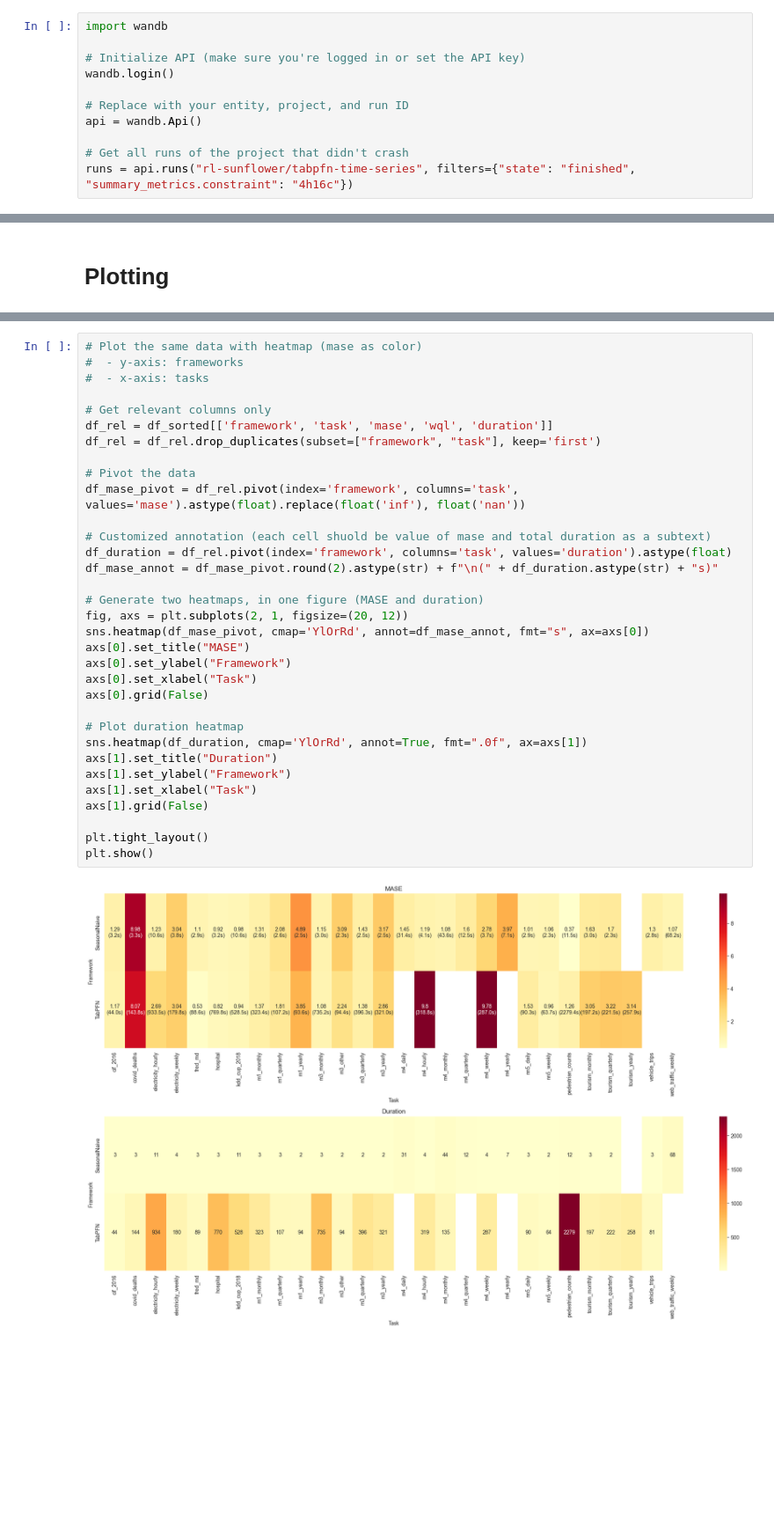
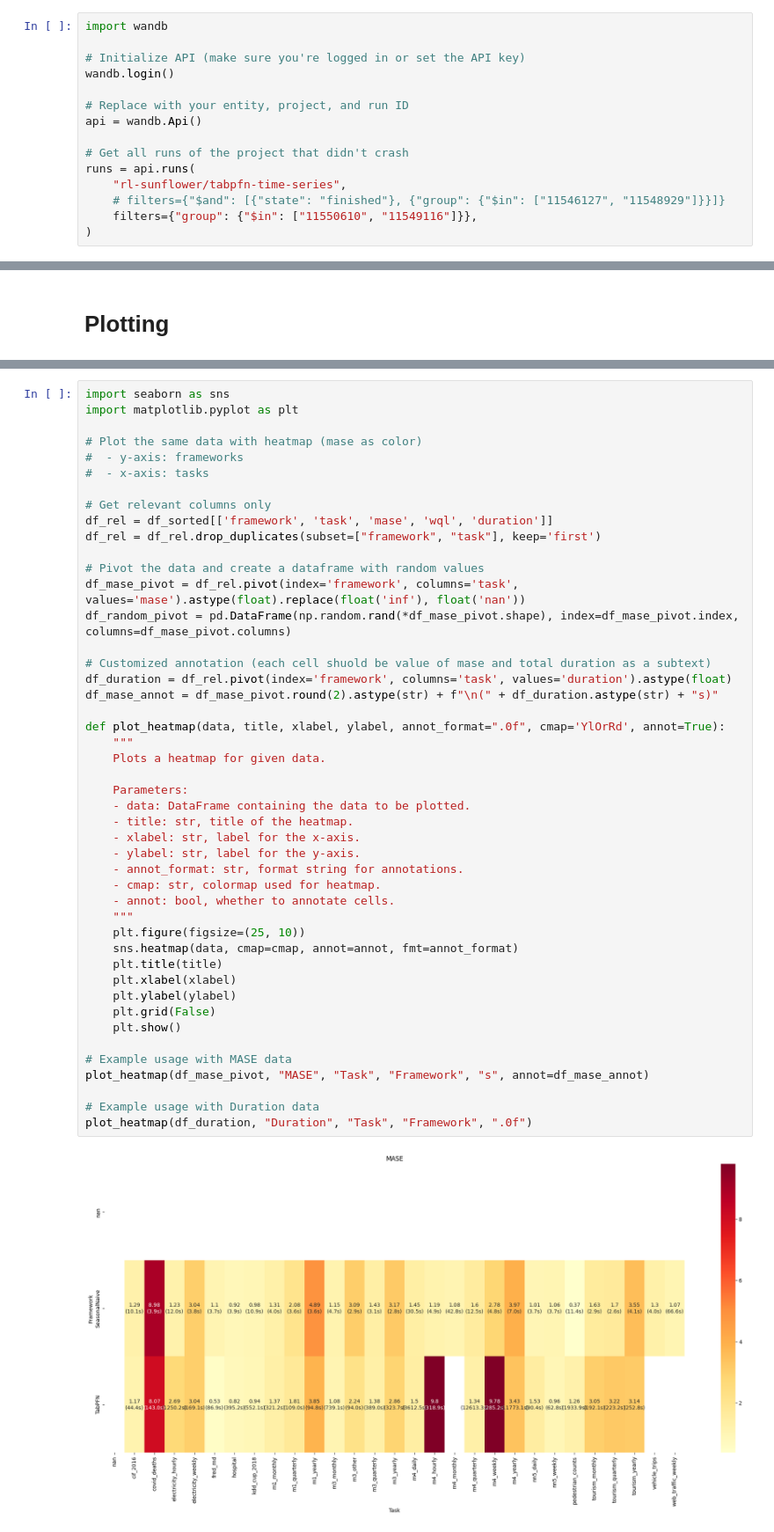
Before and after one commit to openml/automlbenchmark, a Jupyter notebook: plot_wandb.ipynb, the cells around one changed output, grey strips where cells are left out. Shown: that part at 88% size. Saved outputs shown, nothing was run; the diff lists cells and outputs as text; blank space fills up the shorter version.

Commit message:
Add metric plotting notebook

```diff
--- a/plot_wandb.ipynb
+++ b/plot_wandb.ipynb
@@ -8,7 +8,11 @@ wandb.login()
 api = wandb.Api()
 
 # Get all runs of the project that didn't crash
-runs = api.runs("rl-sunflower/tabpfn-time-series", filters={"state": "finished", "summary_metrics.constraint": "4h16c"})
+runs = api.runs(
+    "rl-sunflower/tabpfn-time-series",
+    # filters={"$and": [{"state": "finished"}, {"group": {"$in": ["11546127", "11548929"]}}]}
+    filters={"group": {"$in": ["11550610", "11549116"]}},
+)
 # %%
 from tqdm import tqdm
 from concurrent.futures import ThreadPoolExecutor, as_completed
@@ -78,35 +82,48 @@ plt.show()
 # %%
+import seaborn as sns
+import matplotlib.pyplot as plt
+
 # Plot the same data with heatmap (mase as color)
 #  - y-axis: frameworks
 #  - x-axis: tasks
 
 # Get relevant columns only
 df_rel = df_sorted[['framework', 'task', 'mase', 'wql', 'duration']]
 df_rel = df_rel.drop_duplicates(subset=["framework", "task"], keep='first')
 
-# Pivot the data
+# Pivot the data and create a dataframe with random values
 df_mase_pivot = df_rel.pivot(index='framework', columns='task', values='mase').astype(float).replace(float('inf'), float('nan'))
+df_random_pivot = pd.DataFrame(np.random.rand(*df_mase_pivot.shape), index=df_mase_pivot.index, columns=df_mase_pivot.columns)
 
 # Customized annotation (each cell shuold be value of mase and total duration as a subtext)
 df_duration = df_rel.pivot(index='framework', columns='task', values='duration').astype(float)
 df_mase_annot = df_mase_pivot.round(2).astype(str) + f"\n(" + df_duration.astype(str) + "s)"
 
-# Generate two heatmaps, in one figure (MASE and duration)
-fig, axs = plt.subplots(2, 1, figsize=(20, 12))
-sns.heatmap(df_mase_pivot, cmap='YlOrRd', annot=df_mase_annot, fmt="s", ax=axs[0])
-axs[0].set_title("MASE")
-axs[0].set_ylabel("Framework")
-axs[0].set_xlabel("Task")
-axs[0].grid(False)
+def plot_heatmap(data, title, xlabel, ylabel, annot_format=".0f", cmap='YlOrRd', annot=True):
+    """
+    Plots a heatmap for given data.
 
-# Plot duration heatmap
-sns.heatmap(df_duration, cmap='YlOrRd', annot=True, fmt=".0f", ax=axs[1])
-axs[1].set_title("Duration")
-axs[1].set_ylabel("Framework")
-axs[1].set_xlabel("Task")
-axs[1].grid(False)
+    Parameters:
+    - data: DataFrame containing the data to be plotted.
+    - title: str, title of the heatmap.
+    - xlabel: str, label for the x-axis.
+    - ylabel: str, label for the y-axis.
+    - annot_format: str, format string for annotations.
+    - cmap: str, colormap used for heatmap.
+    - annot: bool, whether to annotate cells.
+    """
+    plt.figure(figsize=(25, 10))
+    sns.heatmap(data, cmap=cmap, annot=annot, fmt=annot_format)
+    plt.title(title)
+    plt.xlabel(xlabel)
+    plt.ylabel(ylabel)
+    plt.grid(False)
+    plt.show()
 
-plt.tight_layout()
-plt.show()
+# Example usage with MASE data
+plot_heatmap(df_mase_pivot, "MASE", "Task", "Framework", "s", annot=df_mase_annot)
+
+# Example usage with Duration data
+plot_heatmap(df_duration, "Duration", "Task", "Framework", ".0f")
 # %% [output]
-[figure, old version]
+[figure, new version]
```
Also changed, not shown: parts of 12 cells of this notebook.
